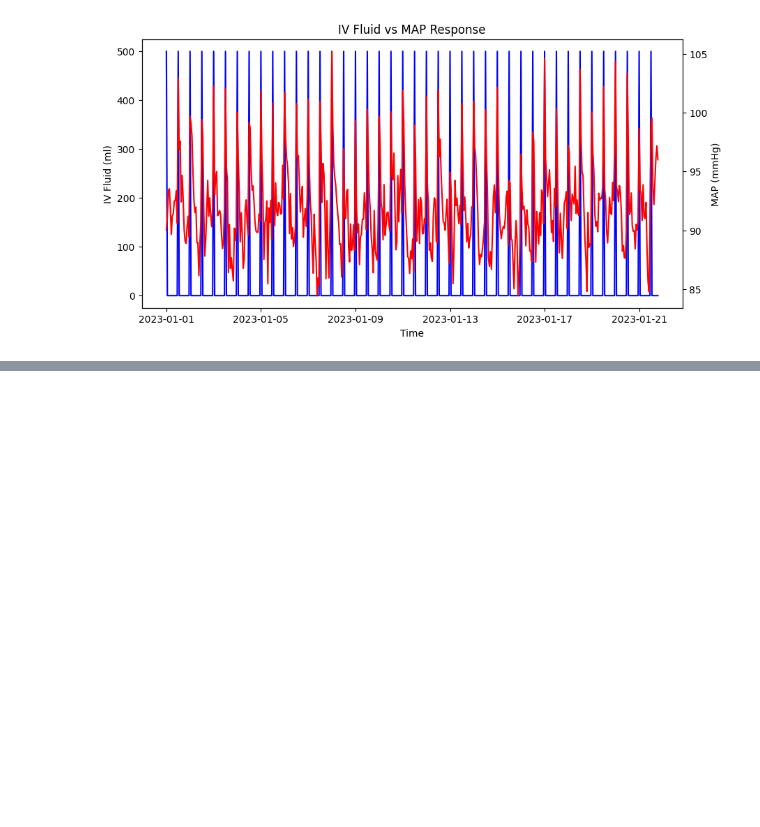
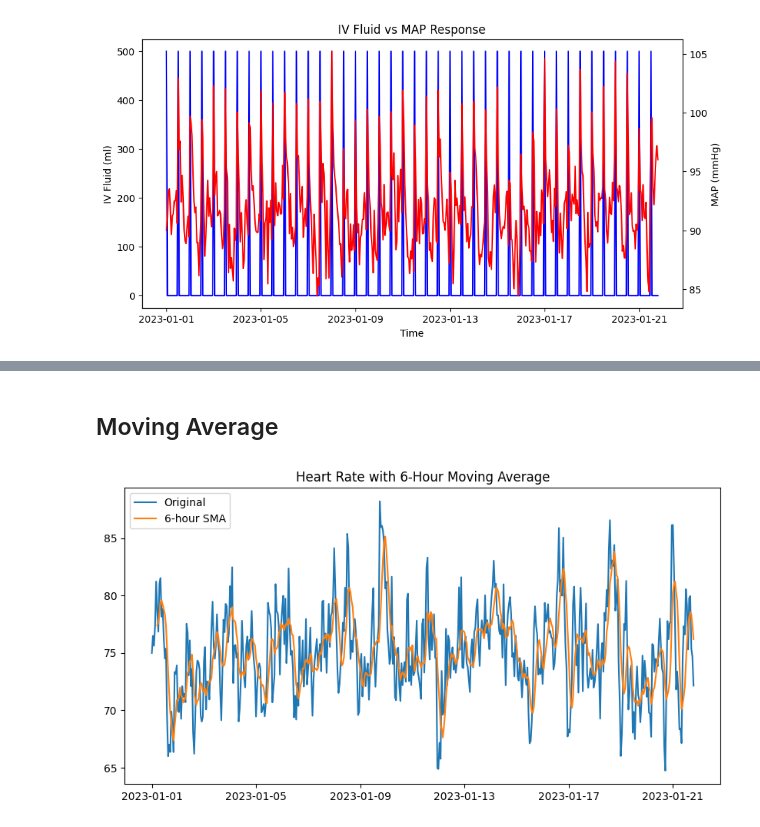
Before and after one commit to Agumekenneth/Time-series-, a Jupyter notebook: Remedial Test/Test.ipynb, the cells around one changed output, grey strips where cells are left out. Cells and saved outputs as stored; diff of their text form; code cells hidden in the pictures; blank space fills up the shorter version.

```diff
--- a/Remedial Test/Test.ipynb
+++ b/Remedial Test/Test.ipynb
@@ -82,0 +91,13 @@ plt.show()
+# %% [markdown]
+## Moving Average
+# %%
+df['HR_SMA_6'] = df['Heart_Rate_bpm'].rolling(window=6).mean()
+
+plt.figure(figsize=(10,5))
+plt.plot(df['Heart_Rate_bpm'], label='Original')
+plt.plot(df['HR_SMA_6'], label='6-hour SMA')
+plt.legend()
+plt.title("Heart Rate with 6-Hour Moving Average")
+plt.show()
+# %% [output]
+[figure, added]
```
Also changed, not shown: parts of 13 cells of this notebook.
